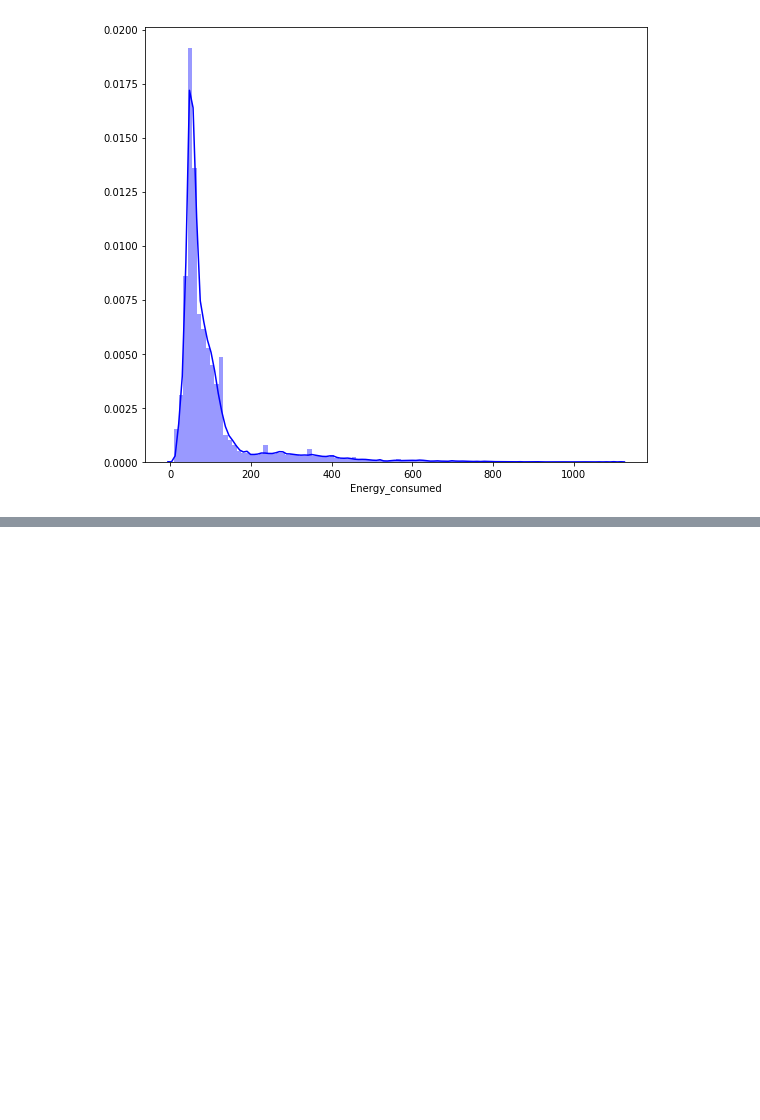
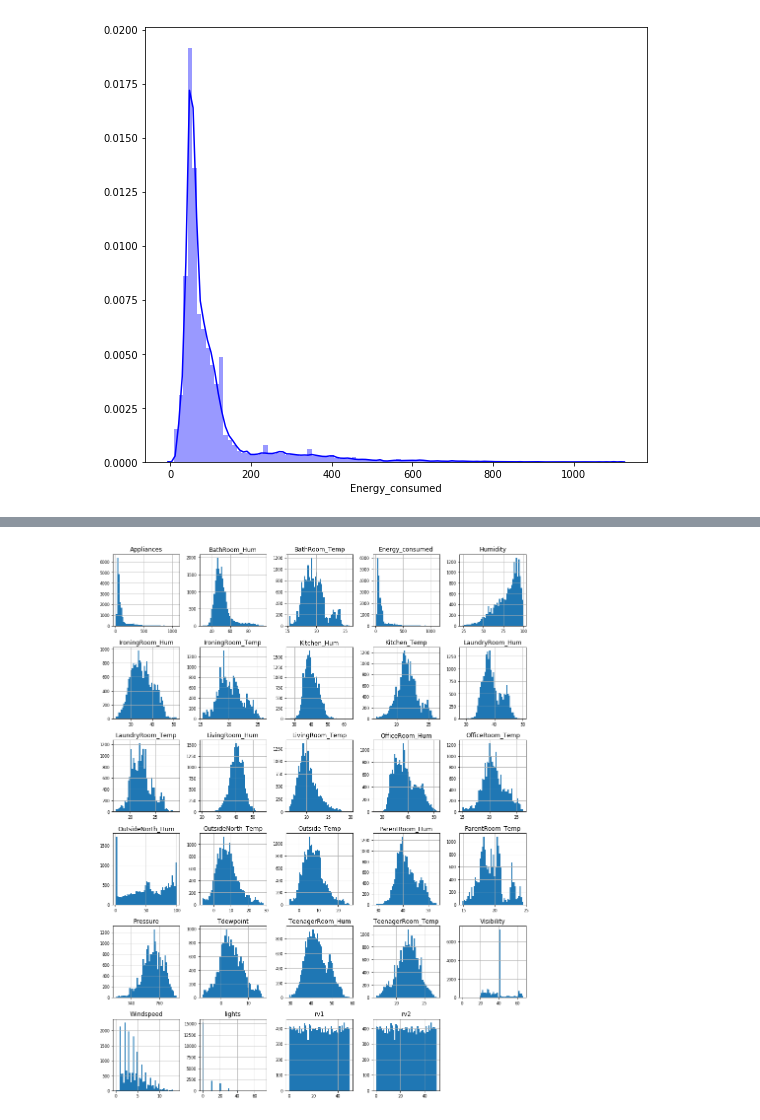
Before and after one commit to sayaliborse/ADS_TEAM_SRK, a Jupyter notebook: Assignment2_EnergyData/EDA.ipynb, the cells around one changed output, grey strips where cells are left out. Saved outputs shown, nothing was run; the diff lists cells and outputs as text; code cells hidden in the pictures; blank space fills up the shorter version.

```diff
--- a/Assignment2_EnergyData/EDA.ipynb
+++ b/Assignment2_EnergyData/EDA.ipynb
@@ -3,7 +3,7 @@ import pandas as pd
 import seaborn as sns
 import matplotlib.pyplot as plt
 import plotly as ply
-data = pd.read_csv('./Appliances-energy-prediction-data-master/energydata_complete.csv')
+data = pd.read_csv('./Documents/energydata_complete.csv')
 #Renaming Variables for better understanding
 data.rename(columns={'T1':'Kitchen_Temp','RH_1':'Kitchen_Hum','T2':'LivingRoom_Temp','RH_2':'LivingRoom_Hum',
                    'T3':'LaundryRoom_Temp','RH_3':'LaundryRoom_Hum','T4':'OfficeRoom_Temp','RH_4':'OfficeRoom_Hum',
@@ -11,4 +11,14 @@ data.rename(columns={'T1':'Kitchen_Temp','RH_1':'Kitchen_Hum','T2':'LivingRoom_T
                    'T7':'IroningRoom_Temp','RH_7':'IroningRoom_Hum','T8':'TeenagerRoom_Temp','RH_8':'TeenagerRoom_Hum',
                    'T9':'ParentRoom_Temp','RH_9':'ParentRoom_Hum','T_out':'Outside_Temp','Press_mm_hg':'Pressure',
                    'RH_out':'Humidity'},inplace=True)
-data.head(5)
+data['Energy_consumed'] = data['Appliances'] + data['lights']
+data = data[['date','Appliances', 'lights', 'Energy_consumed', 'Kitchen_Temp', 'Kitchen_Hum',
+       'LivingRoom_Temp', 'LivingRoom_Hum', 'LaundryRoom_Temp',
+       'LaundryRoom_Hum', 'OfficeRoom_Temp', 'OfficeRoom_Hum', 'BathRoom_Temp',
+       'BathRoom_Hum', 'OutsideNorth_Temp', 'OutsideNorth_Hum',
+       'IroningRoom_Temp', 'IroningRoom_Hum', 'TeenagerRoom_Temp',
+       'TeenagerRoom_Hum', 'ParentRoom_Temp', 'ParentRoom_Hum', 'Outside_Temp',
+       'Pressure', 'Humidity', 'Windspeed', 'Visibility', 'Tdewpoint', 'rv1',
+       'rv2'
+       ]]
+numeric_data = data.select_dtypes(include = ['float64', 'int64'])
@@ -78,0 +124,5 @@ Using a non-tuple sequence for multidimensional indexing is deprecated; use `arr
+# %%
+# Plotting histogram of numerical features
+numeric_data.hist(figsize=(15, 20), bins=50, xlabelsize=8, ylabelsize=8);
+# %% [output]
+[figure, added]
```
Also changed, not shown: parts of 12 cells of this notebook, 27 other files.
